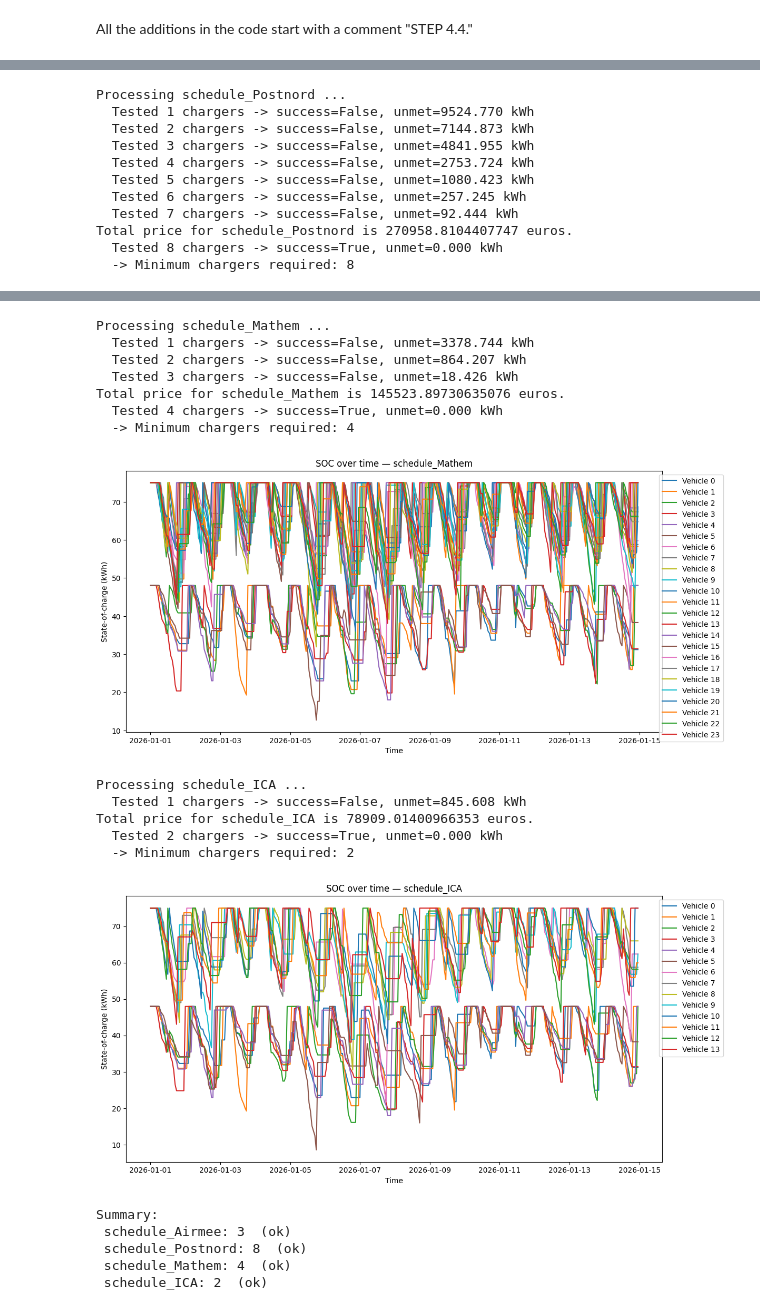
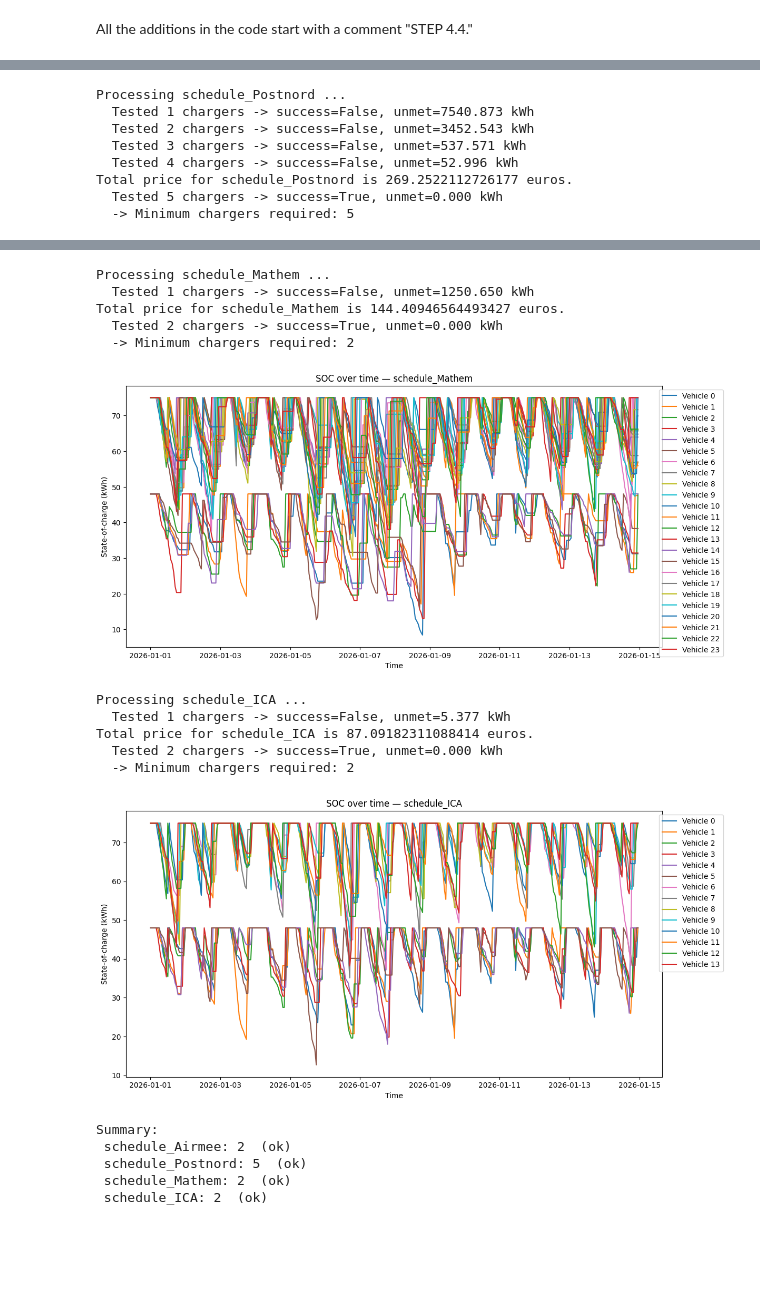
Before and after one commit to MatisGo/Network_optmisation, a Jupyter notebook: Project/Step_4_4.ipynb, the cells around one changed output, grey strips where cells are left out. Cells and saved outputs as stored; diff of their text form; code cells hidden in the pictures; blank space fills up the shorter version.

Commit message:
prices from mwh to kwh and maybe something else, i dont remember anymore

```diff
--- a/Project/Step_4_4.ipynb
+++ b/Project/Step_4_4.ipynb
@@ -66,7 +66,7 @@ vehicle_charging_limits = {"Renault": 80.0, "Toyota": 100.0}
 battery_capacities = {"Renault": 48.0, "Toyota": 75.0}
 
 # Use Fast AC only: charger assumed capacity (kW). Change if your charger physical rating differs.
-FAST_AC_CAPACITY_KW = 12
+FAST_AC_CAPACITY_KW = 22.0
 
 # Shops (folders contain shop.csv). Adjust names if necessary.
 shops = ["schedule_Airmee", "schedule_Postnord", "schedule_Mathem", "schedule_ICA"]
@@ -195,7 +195,7 @@ def simulate_shop(file_path, m_chargers, prices, debug=False):
 
             # Step 4.4. summing cost
             # *************************************************
-            total_price += take * time_stamp_price # CHECK THE UNITS!!!
+            total_price += take * time_stamp_price / 1000 # price per MWh
             # *************************************************
 
         for vid in vehicles:
@@ -289,11 +288,8 @@ Total price for schedule_Airmee is 97029.42388376343 euros.
 Processing schedule_Postnord ...
-  Tested 1 chargers -> success=False, unmet=9524.770 kWh
-  Tested 2 chargers -> success=False, unmet=7144.873 kWh
-  Tested 3 chargers -> success=False, unmet=4841.955 kWh
-  Tested 4 chargers -> success=False, unmet=2753.724 kWh
-  Tested 5 chargers -> success=False, unmet=1080.423 kWh
-  Tested 6 chargers -> success=False, unmet=257.245 kWh
-  Tested 7 chargers -> success=False, unmet=92.444 kWh
-Total price for schedule_Postnord is 270958.8104407747 euros.
-  Tested 8 chargers -> success=True, unmet=0.000 kWh
-  -> Minimum chargers required: 8
+  Tested 1 chargers -> success=False, unmet=7540.873 kWh
+  Tested 2 chargers -> success=False, unmet=3452.543 kWh
+  Tested 3 chargers -> success=False, unmet=537.571 kWh
+  Tested 4 chargers -> success=False, unmet=52.996 kWh
+Total price for schedule_Postnord is 269.2522112726177 euros.
+  Tested 5 chargers -> success=True, unmet=0.000 kWh
+  -> Minimum chargers required: 5
@@ -301,19 +297,17 @@ Total price for schedule_Postnord is 270958.8104407747 euros.
 Processing schedule_Mathem ...
-  Tested 1 chargers -> success=False, unmet=3378.744 kWh
-  Tested 2 chargers -> success=False, unmet=864.207 kWh
-  Tested 3 chargers -> success=False, unmet=18.426 kWh
-Total price for schedule_Mathem is 145523.89730635076 euros.
-  Tested 4 chargers -> success=True, unmet=0.000 kWh
-  -> Minimum chargers required: 4
+  Tested 1 chargers -> success=False, unmet=1250.650 kWh
+Total price for schedule_Mathem is 144.40946564493427 euros.
+  Tested 2 chargers -> success=True, unmet=0.000 kWh
+  -> Minimum chargers required: 2
-[figure, old version]
+[figure, new version]
 Processing schedule_ICA ...
-  Tested 1 chargers -> success=False, unmet=845.608 kWh
-Total price for schedule_ICA is 78909.01400966353 euros.
+  Tested 1 chargers -> success=False, unmet=5.377 kWh
+Total price for schedule_ICA is 87.09182311088414 euros.
   Tested 2 chargers -> success=True, unmet=0.000 kWh
   -> Minimum chargers required: 2
-[figure, old version]
+[figure, new version]
 Summary:
- schedule_Airmee: 3  (ok)
- schedule_Postnord: 8  (ok)
- schedule_Mathem: 4  (ok)
+ schedule_Airmee: 2  (ok)
+ schedule_Postnord: 5  (ok)
+ schedule_Mathem: 2  (ok)
  schedule_ICA: 2  (ok)
```
Also changed, not shown: parts of 1 cell of this notebook, 4 other files.
